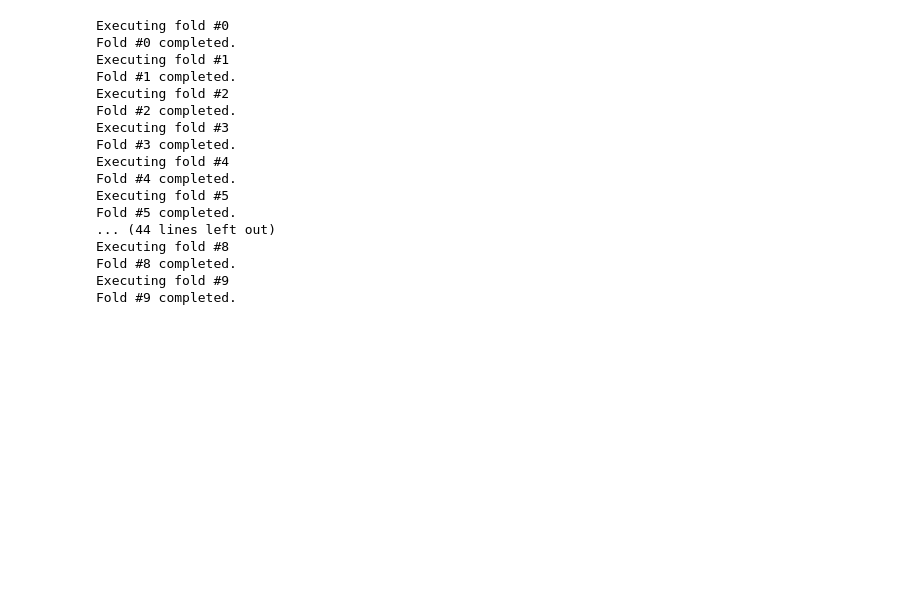
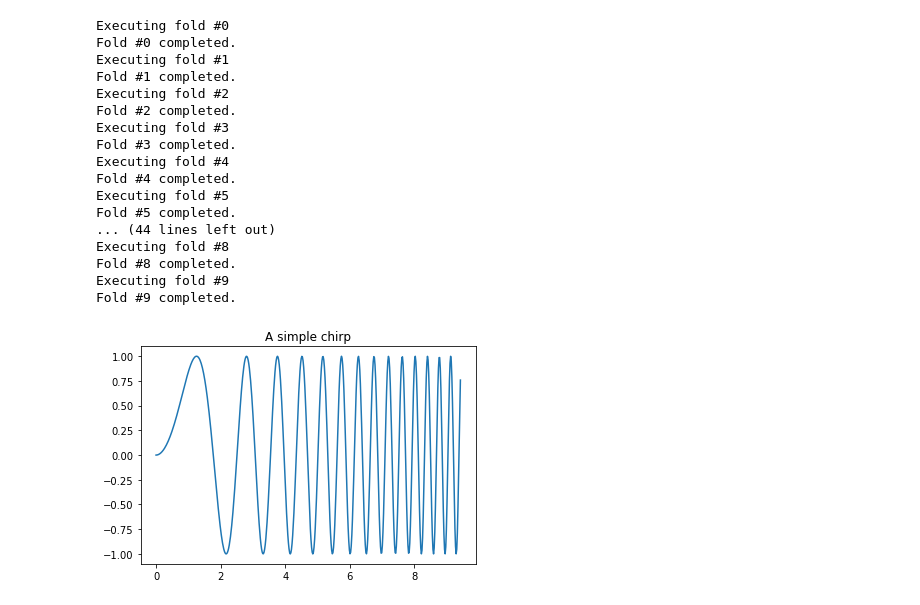
Before and after one commit to ZaydH/cmps242, a Jupyter notebook: homeworks/hw03/src/hw03.ipynb, the cells around one changed output. Cells and saved outputs as stored; diff of their text form; code cells hidden in the pictures; blank space fills up the shorter version.

Commit message:
Put in the basic structure for matplotlib in the Jupyter notebook. Also added more description for Tf-IDF.

```diff
--- a/homeworks/hw03/src/hw03.ipynb
+++ b/homeworks/hw03/src/hw03.ipynb
@@ -74,3 +94,9 @@ Executing fold #8
 Fold #8 completed.
 Executing fold #9
 Fold #9 completed.
+# %%
+%matplotlib inline
+import plotter
+plotter.create_plots()
+# %% [output]
+[figure, added]
```
Also changed, not shown: parts of 4 cells of this notebook, 1 other file.
